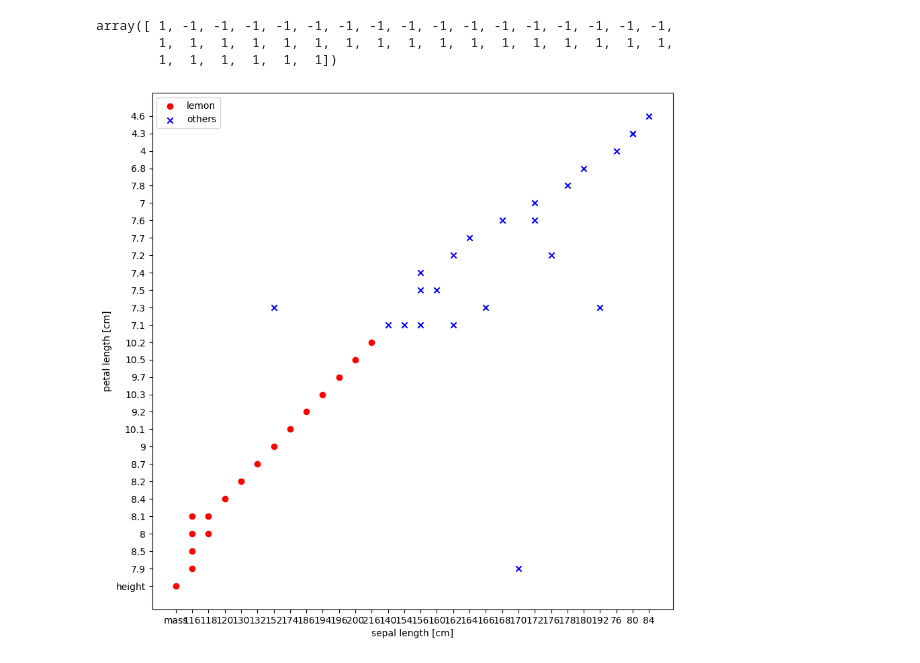
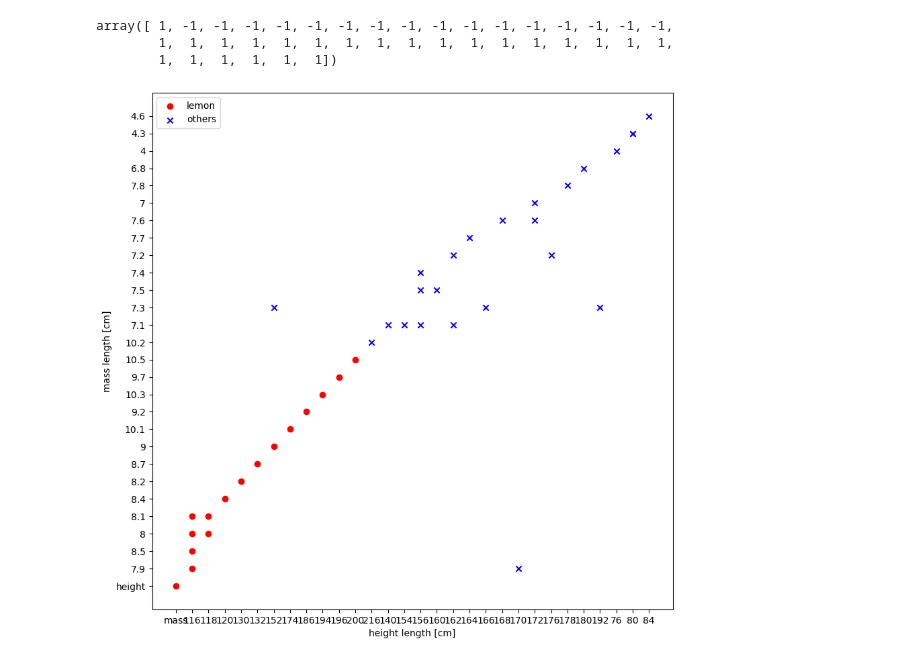
Before and after one commit to koto253/DATA_611, a Jupyter notebook: Module03_HW.ipynb, the cells around one changed output. Drawn from its saved outputs; the diff is of its cells as text; code cells hidden in the pictures.

```diff
--- a/Module03_HW.ipynb
+++ b/Module03_HW.ipynb
@@ -59,25 +77,25 @@ array([ 1, -1, -1, -1, -1, -1, -1, -1, -1, -1, -1, -1, -1, -1, -1, -1, -1,
 # %%
 ## 3. Draw a scatter plot of the binary classification (isLemon) by two features (mass, height).
 
-twoFeatures = df.iloc[0:40, [1, 2]].values ## extract the columns of Mass length and Heigh length
+x = df.iloc[0:40, [1, 2]].values ## extract the columns of Mass length and Heigh length
 
 
 # Make the plot a little larger
 f = plt.figure()
 f.set_figwidth(10)
 f.set_figheight(10)
 
 # plot data
-plt.scatter(twoFeatures[: 17, 0], twoFeatures[: 17, 1],
+plt.scatter(x[: 16, 0], x[: 16, 1],
             color='red', marker='o', label='lemon')
 
-plt.scatter(twoFeatures[17: 40, 0], twoFeatures[17: 40, 1],
+plt.scatter(x[16: 40, 0], x[16: 40, 1],
             color='blue', marker='x', label='others')
 
-plt.xlabel('sepal length [cm]')
-plt.ylabel('petal length [cm]')
+plt.xlabel('height length [cm]')
+plt.ylabel('mass length [cm]')
 plt.legend(loc='upper left')
 
 plt.show()
 # %% [output]
-[figure, old version]
+[figure, new version]
```
Also changed, not shown: parts of 4 cells of this notebook.
